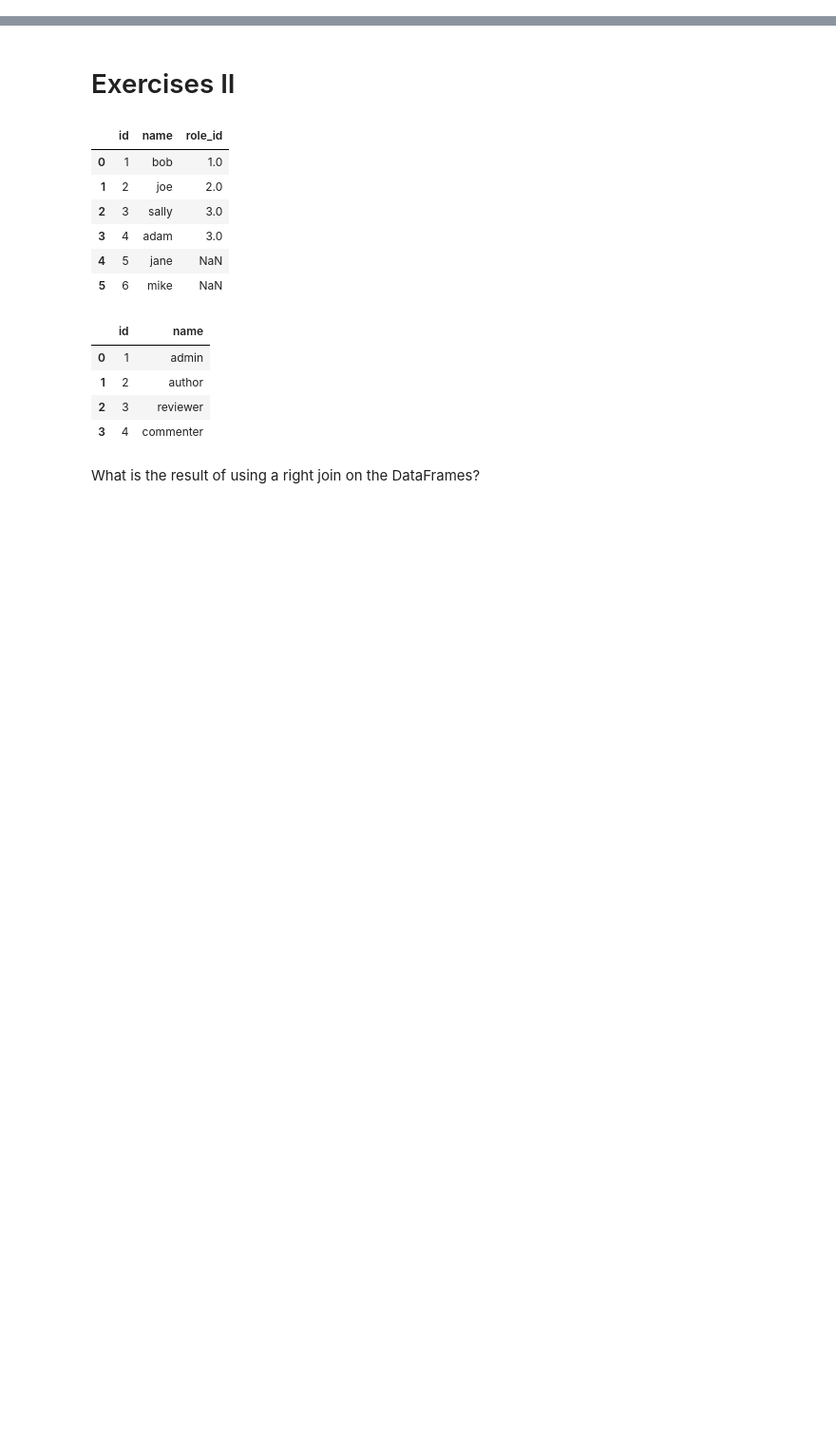
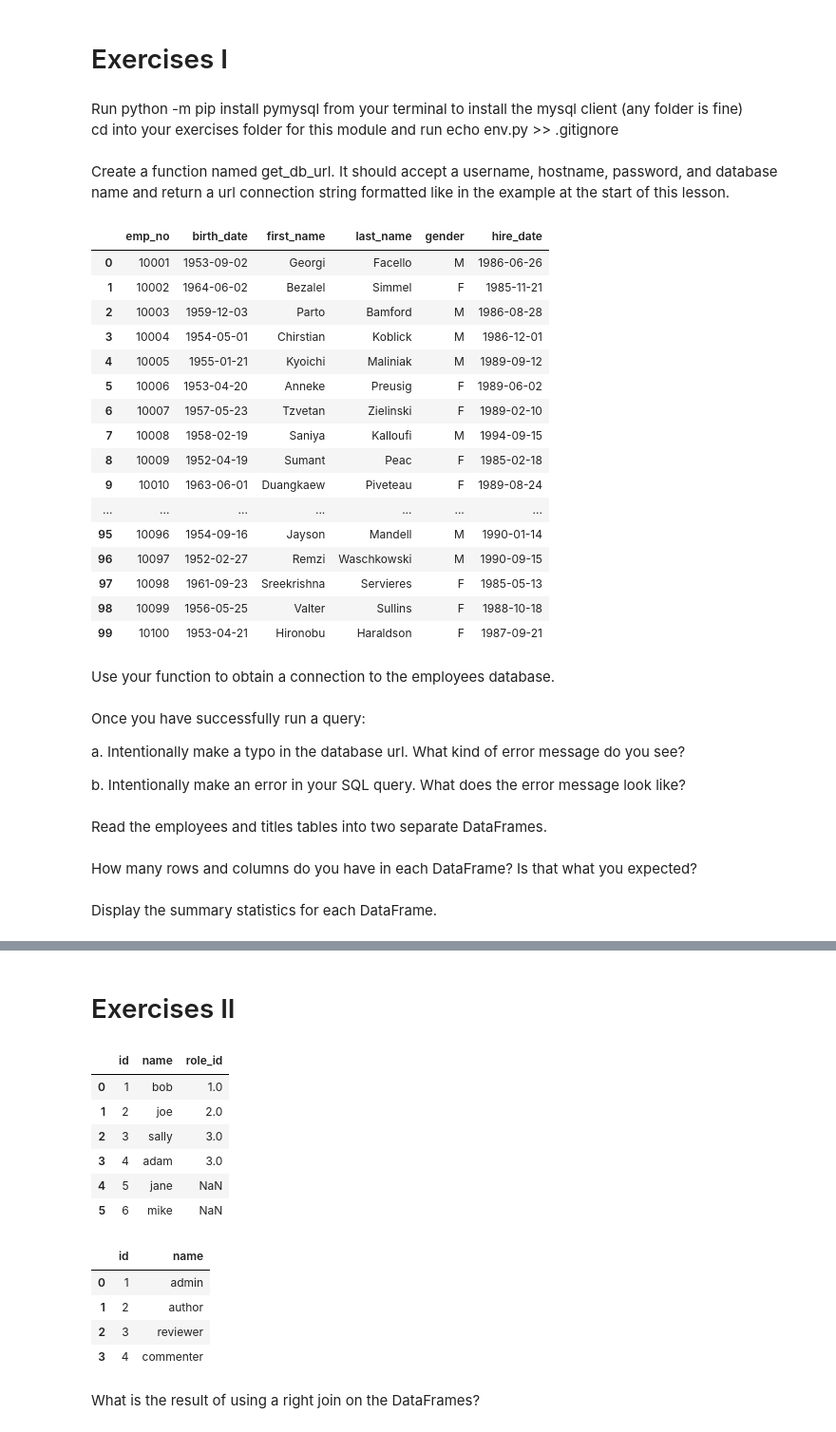
Before and after one commit to shawn-brown12/data-science-libraries, a Jupyter notebook: advanced_dataframes.ipynb, the cells around one changed output, grey strips where cells are left out. Shown at 95% size. Saved outputs shown, nothing was run; the diff lists cells and outputs as text; code cells hidden in the pictures; blank space fills up the shorter version.

Commit message:
finished lesson and started exercises

```diff
--- a/advanced_dataframes.ipynb
+++ b/advanced_dataframes.ipynb
@@ -0,0 +1,5 @@
+# %% [markdown]
+# Exercises I
+# %% [markdown]
+Run python -m pip install pymysql from your terminal to install the mysql client (any folder is fine)
+cd into your exercises folder for this module and run echo env.py >> .gitignore
@@ -0,0 +13,58 @@
+# %% [markdown]
+Create a function named get_db_url. It should accept a username, hostname, password, and database name and return a url connection string formatted like in the example at the start of this lesson.
+# %%
+def get_db_url(db, env_file=os.path.exists('env.py')):
+    '''
+    return a formatted string containing username, password, host,
+    and database for connecting to the mySql server and indicated
+    database.
+    env_file checks to see if env.py exists in cwd
+    '''
+
+    if env_file:
+
+        username, password, host = (env.username, env.password, env.host)
+
+        return f'mysql+pymysql://{username}:{password}@{host}/{db}'
+
+    else:
+        return "Hellooooo, you need a username and password, genius."
+
+url = get_db_url('employees')
+# %%
+query = 'SELECT * FROM employees LIMIT 100'
+
+df = pd.read_sql(query, url)
+df
+# %% [output]
+|  | emp_no | birth_date | first_name | last_name | gender | hire_date |
+| 0 | 10001 | 1953-09-02 | Georgi | Facello | M | 1986-06-26 |
+| 1 | 10002 | 1964-06-02 | Bezalel | Simmel | F | 1985-11-21 |
+| 2 | 10003 | 1959-12-03 | Parto | Bamford | M | 1986-08-28 |
+| 3 | 10004 | 1954-05-01 | Chirstian | Koblick | M | 1986-12-01 |
+| 4 | 10005 | 1955-01-21 | Kyoichi | Maliniak | M | 1989-09-12 |
+| 5 | 10006 | 1953-04-20 | Anneke | Preusig | F | 1989-06-02 |
+| 6 | 10007 | 1957-05-23 | Tzvetan | Zielinski | F | 1989-02-10 |
+| 7 | 10008 | 1958-02-19 | Saniya | Kalloufi | M | 1994-09-15 |
+| 8 | 10009 | 1952-04-19 | Sumant | Peac | F | 1985-02-18 |
+| 9 | 10010 | 1963-06-01 | Duangkaew | Piveteau | F | 1989-08-24 |
+| ... | ... | ... | ... | ... | ... | ... |
+| 95 | 10096 | 1954-09-16 | Jayson | Mandell | M | 1990-01-14 |
+| 96 | 10097 | 1952-02-27 | Remzi | Waschkowski | M | 1990-09-15 |
+| 97 | 10098 | 1961-09-23 | Sreekrishna | Servieres | F | 1985-05-13 |
+| 98 | 10099 | 1956-05-25 | Valter | Sullins | F | 1988-10-18 |
+| 99 | 10100 | 1953-04-21 | Hironobu | Haraldson | F | 1987-09-21 |
+# %% [markdown]
+Use your function to obtain a connection to the employees database.
+# %% [markdown]
+Once you have successfully run a query:
+
+a. Intentionally make a typo in the database url. What kind of error message do you see?
+
+b. Intentionally make an error in your SQL query. What does the error message look like?
+# %% [markdown]
+Read the employees and titles tables into two separate DataFrames.
+# %% [markdown]
+How many rows and columns do you have in each DataFrame? Is that what you expected?
+# %% [markdown]
+Display the summary statistics for each DataFrame.
```
Also changed, not shown: parts of 14 cells of this notebook, 1 other file.
